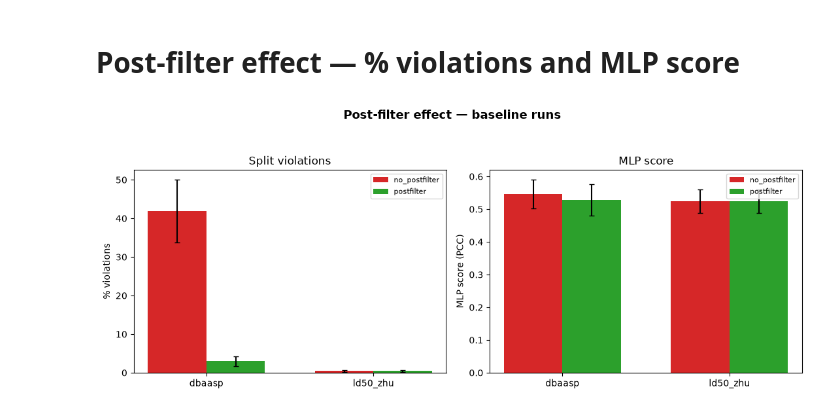
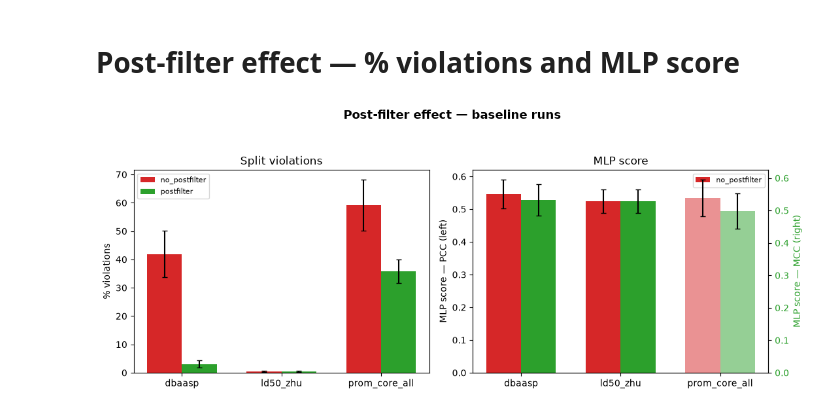
Before and after one commit to anthol42/refnd, a Jupyter notebook: ablation/analysis.ipynb, the cells around one changed output. Drawn from its saved outputs; the diff is of its cells as text; code cells hidden in the pictures.

```diff
--- a/ablation/analysis.ipynb
+++ b/ablation/analysis.ipynb
@@ -102,10 +102,13 @@ BASELINE = dict(
 )
 
 DATASETS = [
-    ("dbaasp",   "#1f77b4", "dbaasp"),
-    ("ld50_zhu", "#ff7f0e", "ld50_zhu"),
-    # ("prom_core_all", "#2ca02c", "prom_core_all"),  # run not yet complete
+    ("dbaasp",        "#1f77b4", "dbaasp"),
+    ("ld50_zhu",      "#ff7f0e", "ld50_zhu"),
+    ("prom_core_all", "#2ca02c", "prom_core_all"),
 ]
+
+# MCC datasets use a right y-axis wherever raw MLP scores are shown
+DATASET_METRIC = {"dbaasp": "PCC", "ld50_zhu": "PCC", "prom_core_all": "MCC"}
 
 def _get(r, *keys):
     d = r
@@ -127,6 +130,8 @@ METRICS = [
     )),
 ]
 
+MLP_METRIC_IDX = len(METRICS) - 1
+
 EFC_BASELINE = 64
 
 ncols = 2
@@ -139,7 +144,6 @@ for ds_key, color, label in DATASETS:
     runs.sort(key=lambda r: r["input"]["ef_construction"])
     xs = [r["input"]["ef_construction"] for r in runs]
 
-    # find the baseline run to normalise y values
     baseline_run = next(r for r in runs if r["input"]["ef_construction"] == EFC_BASELINE)
 
     for ax, (title, fn) in zip(axes, METRICS):
@@ -607,43 +736,64 @@ plt.show()
 # %%
 SPLIT_VARIANTS = ["no_postfilter", "postfilter"]
 VARIANT_COLORS = {"no_postfilter": "#d62728", "postfilter": "#2ca02c"}
 
 fig, axes = plt.subplots(1, 2, figsize=(11, 4.5))
+ax_viol = axes[0]
+ax_score = axes[1]
+ax_score2 = ax_score.twinx()
+ax_score2.set_ylabel("MLP score — MCC (right)", color="#2ca02c")
+ax_score2.tick_params(axis="y", labelcolor="#2ca02c")
 
+# Separate datasets by metric type for x-tick positioning
+pcc_ds = [(i, ds) for i, ds in enumerate(DATASETS) if DATASET_METRIC[ds[0]] == "PCC"]
+mcc_ds = [(i, ds) for i, ds in enumerate(DATASETS) if DATASET_METRIC[ds[0]] == "MCC"]
 x = np.arange(len(DATASETS))
 width = 0.35
 
 for i, variant in enumerate(SPLIT_VARIANTS):
     violations, violations_std = [], []
-    scores, scores_std = [], []
-    for ds_key, _, _ in DATASETS:
+    pcc_scores, pcc_scores_std = [], []
+    mcc_scores_list, mcc_scores_std_list = [], []
+    pcc_x, mcc_x = [], []
+
+    for j, (ds_key, _, _) in enumerate(DATASETS):
         baseline = load_flag_baseline(ds_key)
         split = _get(baseline, "results", "edges", "split", variant)
         violations.append(split["p_violations_mean[%]"])
         violations_std.append(split["p_violations_std[%]"])
-        scores.append(split["mlp_score_mean"])
-        scores_std.append(split["mlp_score_std"])
+        if DATASET_METRIC[ds_key] == "PCC":
+            pcc_scores.append(split["mlp_score_mean"])
+            pcc_scores_std.append(split["mlp_score_std"])
+            pcc_x.append(j)
+        else:
+            mcc_scores_list.append(split["mlp_score_mean"])
+            mcc_scores_std_list.append(split["mlp_score_std"])
+            mcc_x.append(j)
 
     offset = (i - 0.5) * width
-    axes[0].bar(x + offset, violations, width, yerr=violations_std, capsize=3,
+    ax_viol.bar(x + offset, violations, width, yerr=violations_std, capsize=3,
                 color=VARIANT_COLORS[variant], label=variant)
-    axes[1].bar(x + offset, scores, width, yerr=scores_std, capsize=3,
-                color=VARIANT_COLORS[variant], label=variant)
+    if pcc_x:
+        ax_score.bar(np.array(pcc_x) + offset, pcc_scores, width, yerr=pcc_scores_std, capsize=3,
+                     color=VARIANT_COLORS[variant], label=variant if i == 0 else "")
+    if mcc_x:
+        ax_score2.bar(np.array(mcc_x) + offset, mcc_scores_list, width, yerr=mcc_scores_std_list,
+                      capsize=3, color=VARIANT_COLORS[variant], alpha=0.5)
 
-axes[0].set_xticks(x)
-axes[0].set_xticklabels([label for _, _, label in DATASETS])
-axes[0].set_ylabel("% violations")
-axes[0].set_title("Split violations")
-axes[0].legend(fontsize=8)
+ax_viol.set_xticks(x)
+ax_viol.set_xticklabels([label for _, _, label in DATASETS])
+ax_viol.set_ylabel("% violations")
+ax_viol.set_title("Split violations")
+ax_viol.legend(fontsize=8)
 
-axes[1].set_xticks(x)
-axes[1].set_xticklabels([label for _, _, label in DATASETS])
-axes[1].set_ylabel("MLP score (PCC)")
-axes[1].set_title("MLP score")
-axes[1].legend(fontsize=8)
+ax_score.set_xticks(x)
+ax_score.set_xticklabels([label for _, _, label in DATASETS])
+ax_score.set_ylabel("MLP score — PCC (left)")
+ax_score.set_title("MLP score")
+ax_score.legend(fontsize=8)
 
 fig.suptitle("Post-filter effect — baseline runs", fontsize=13, fontweight="bold")
 plt.tight_layout(rect=[0, 0, 1, 0.93])
 plt.show()
 # %% [output]
-[figure, old version]
+[figure, new version]
```
Also changed, not shown: parts of 14 cells of this notebook, 15 other files.
